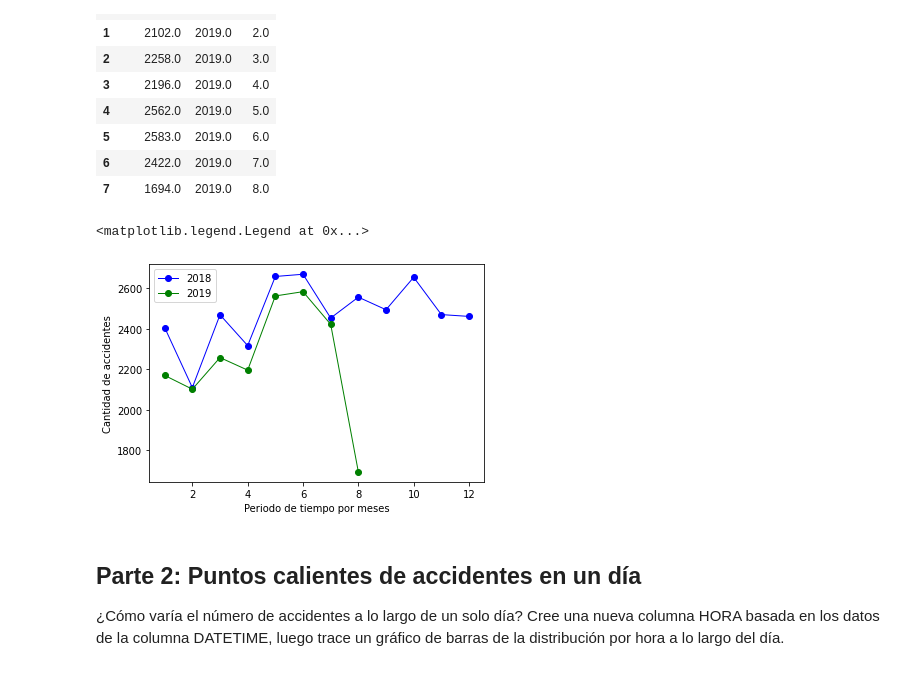
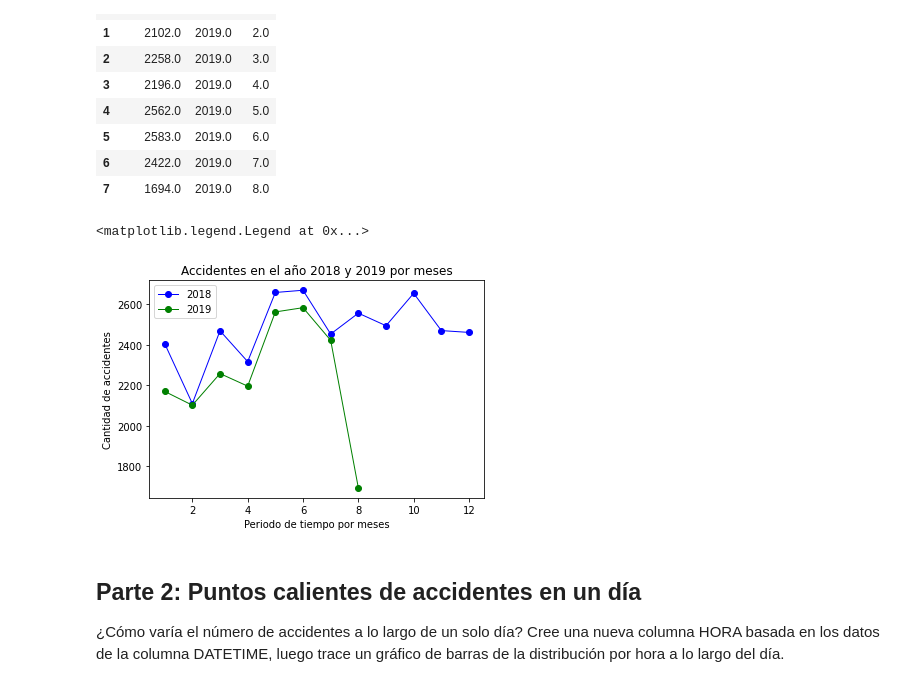
Before and after one commit to GabyLeon10100/MujeresDigitales, a Jupyter notebook: Taller4_.ipynb, the cells around one changed output. Cells and saved outputs as stored; diff of their text form; code cells hidden in the pictures.

```diff
--- a/Taller4_.ipynb
+++ b/Taller4_.ipynb
@@ -152,17 +152,18 @@ df_grafica2019.head(20)
 # %%
 #Creamos la grafica
 y = df_grafica2018['Accidente']
 y2 = df_grafica2019['Accidente']
 x = df_grafica2018['Mes']
 x2 = df_grafica2019['Mes']
 plt.plot(x,y,label='2018', linewidth = 1, color='blue', marker = "o")
 plt.plot(x2,y2, label='2019',linewidth= 1, color='green', marker = "o")
+plt.title("Accidentes en el año 2018 y 2019 por meses")
 plt.ylabel("Cantidad de accidentes")
 plt.xlabel("Periodo de tiempo por meses")
 plt.legend()
 # %% [output]
 <matplotlib.legend.Legend at 0x...>
-[figure, old version]
+[figure, new version]
 # %% [markdown]
 ## Parte 2: Puntos calientes de accidentes en un día
 
```
Also changed, not shown: parts of 5 cells of this notebook.
